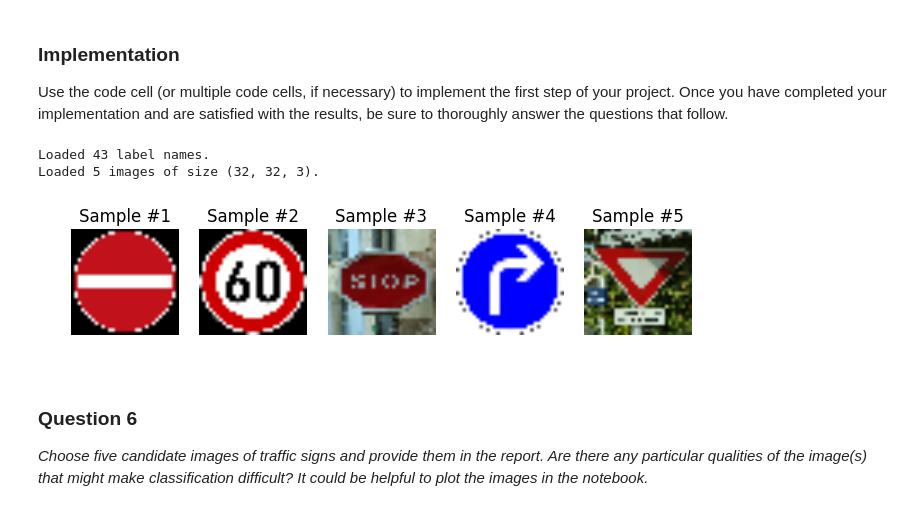
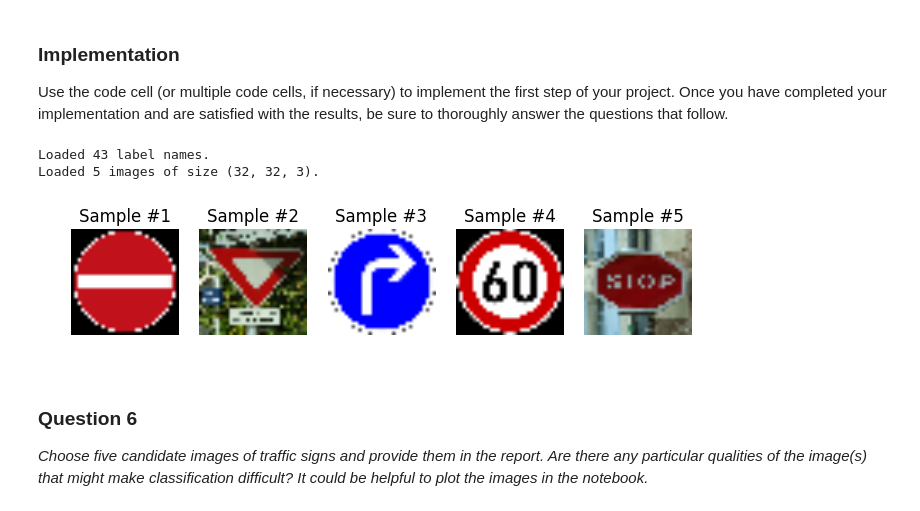
Before and after one commit to ncondo/CarND-Traffic-Sign-Classifier-Project, a Jupyter notebook: Traffic_Sign_Classifier.ipynb, the cells around one changed output. Cells and saved outputs as stored; diff of their text form; code cells hidden in the pictures.

```diff
--- a/Traffic_Sign_Classifier.ipynb
+++ b/Traffic_Sign_Classifier.ipynb
@@ -350,7 +350,7 @@ def LeNet(x):
     fc3_b  = tf.Variable(tf.zeros(43))
     logits = tf.matmul(fc2, fc3_W) + fc3_b
 
-    return logits
+    return logits, conv1_W, conv1_b, conv2_W, conv2_b, fc1_W, fc1_b, fc2_W, fc2_b, fc3_W, fc3_b
 # %% [markdown]
 ### Question 3
 
@@ -374,7 +374,7 @@ EPOCHS = 20
 BATCH_SIZE = 256
 rate = 0.001
 
-logits = LeNet(x)
+logits, conv1_W, conv1_b, conv2_W, conv2_b, fc1_W, fc1_b, fc2_W, fc2_b, fc3_W, fc3_b = LeNet(x)
 cross_entropy = tf.nn.softmax_cross_entropy_with_logits(logits, one_hot_y)
 loss_operation = tf.reduce_mean(cross_entropy)
 
@@ -400,16 +399,16 @@ def evaluate(X_data, y_data):
 save_file = 'lenet'
 
 # Prepare the saver with the variables to save
-saver = tf.train.Saver([w_1,
-                        b_1,
-                        w_2,
-                        b_2,
-                        w_fc1,
-                        b_fc1,
-                        w_fc2,
-                        b_fc2,
-                        w_fc3,
-                        b_fc3])
+saver = tf.train.Saver([conv1_W,
+                        conv1_b,
+                        conv2_W,
+                        conv2_b,
+                        fc1_W,
+                        fc1_b,
+                        fc2_W,
+                        fc2_b,
+                        fc3_W,
+                        fc3_b])
 
 # Save placeholders & operations
 tf.add_to_collection('x', x)
@@ -436,8 +435,12 @@ with tf.Session() as sess:
         print("Validation Accuracy = {:.3f}".format(validation_accuracy))
         print()
 
-    saver.save(sess, 'lenet')
+    saver.save(sess, save_file)
     print("Model saved")
+
+    ### Compute test accuracy
+    test_accuracy = evaluate(X_test_norm, y_test)
+    print("Test Accuracy = {:.3f}".format(test_accuracy))
 # %% [output]
 Training...
 
@@ -533,26 +526,26 @@ def display_new_images(images):
 # %%
 # Load the label names
 class_dict = get_class_id_name_pairs('signnames.csv')
 
 # Load the new scaled images
 images = load_and_scale_images("new-images")
 
 # Assign the classes to new images
-image_classes = np.array([14, 13, 17, 3, 33])
+image_classes = np.array([17, 13, 33, 3, 14])
 
 # Number of images
 num_images = images.shape[0]
 
 # Image Shape
 image_shape = images.shape[1:]
 
 print("Loaded {0} label names.".format(len(class_dict)))
 print("Loaded {0} images of size {1}.".format(num_images, image_shape))
 print()
 
 display_new_images(images)
 # %% [output]
 Loaded 43 label names.
 Loaded 5 images of size (32, 32, 3).
-[figure, old version]
+[figure, new version]
 # %%
```
Also changed, not shown: parts of 13 cells of this notebook, 3 other files.
